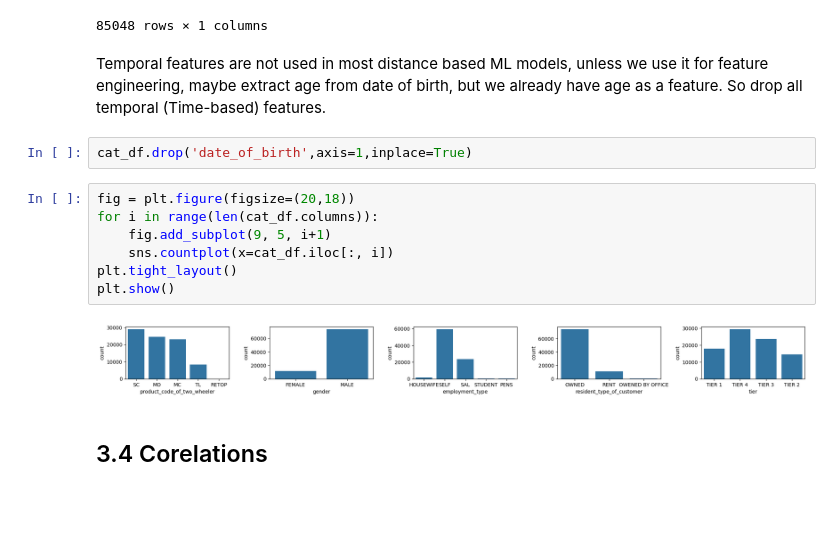
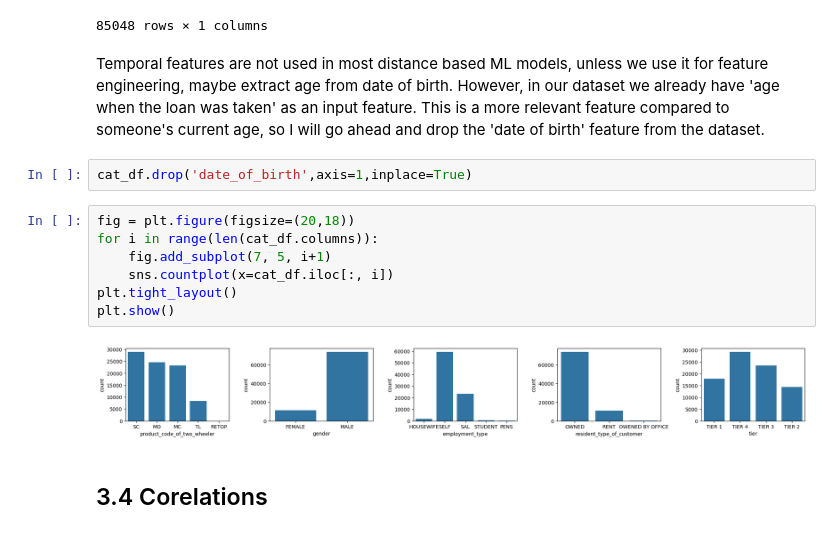
Before and after one commit to WamzMwangi/Machine_Learning_Foundations, a Jupyter notebook: Classification/Credit_Risk_Modelling.ipynb, the cells around one changed output. Drawn from its saved outputs; the diff is of its cells as text; blank space fills up the shorter version.

Commit message:
Model evaluation and error analysis

```diff
--- a/Classification/Credit_Risk_Modelling.ipynb
+++ b/Classification/Credit_Risk_Modelling.ipynb
@@ -279,18 +279,18 @@ cat_df[['date_of_birth']]
 | 85047 | 05-08-1981 |
 85048 rows × 1 columns
 # %% [markdown]
-Temporal features are not used in most distance based ML models, unless we use it for feature engineering, maybe extract age from date of birth, but we already have age as a feature. So drop all temporal (Time-based) features.
+Temporal features are not used in most distance based ML models, unless we use it for feature engineering, maybe extract age from date of birth. However, in our dataset we already have 'age when the loan was taken' as an input feature. This is a more relevant feature compared to someone's current age, so I will go ahead and drop the 'date of birth' feature from the dataset.
 # %%
 cat_df.drop('date_of_birth',axis=1,inplace=True)
 # %%
 fig = plt.figure(figsize=(20,18))
 for i in range(len(cat_df.columns)):
-    fig.add_subplot(9, 5, i+1)
+    fig.add_subplot(7, 5, i+1)
     sns.countplot(x=cat_df.iloc[:, i])
 plt.tight_layout()
 plt.show()
 # %% [output]
-[figure, old version]
+[figure, new version]
 # %% [markdown]
 ## 3.4 Corelations
 # %%
```
Also changed, not shown: parts of 43 cells of this notebook, 2 other files.
